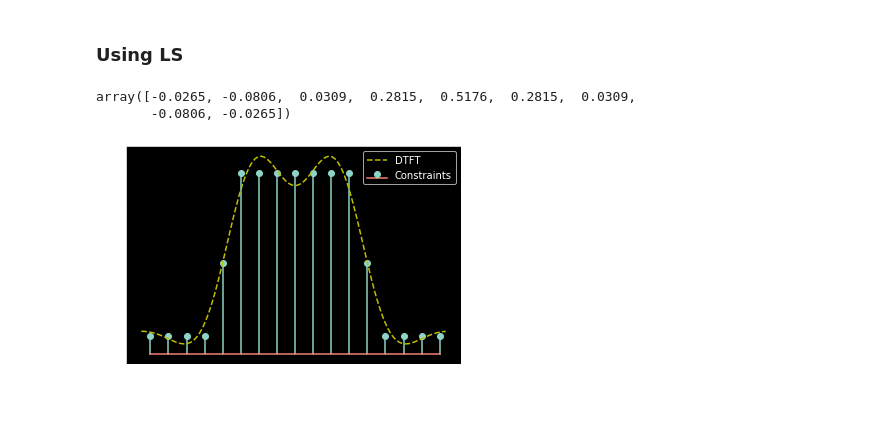
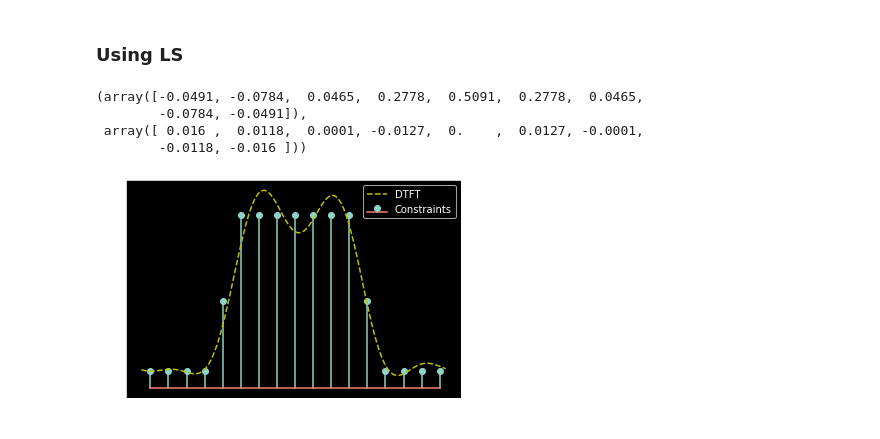
Before and after one commit to mohantyk/dsp_in_comm, a Jupyter notebook: chap3.ipynb, the cells around one changed output. Saved outputs shown, nothing was run; the diff lists cells and outputs as text; code cells hidden in the pictures.

Commit message:
Add weights to LS filter design

```diff
--- a/chap3.ipynb
+++ b/chap3.ipynb
@@ -86,7 +86,7 @@ def DTFT(test_seq, times, freq_resolution=0.001):
     dtft = np.zeros_like(freqs, np.complex)
     for idx, freq in enumerate(freqs):
         analysis_tone = np.exp(2j*pi*freq*n)
-        dtft[idx] = np.correlate(test_seq, analysis_tone).squeeze()/N
+        dtft[idx] = np.correlate(test_seq, analysis_tone).squeeze()
 
     return dtft, freqs
 # %%
@@ -132,6 +132,7 @@ plt.legend();
 ### Using LS
 # %%
 weights = np.ones_like(freqs)
+weights[:4] = 100
 W = np.diag(weights)
 
 N = 9
@@ -144,15 +145,17 @@ mn = n * m[:, np.newaxis]
 F = np.exp(-2j*pi*mn/M)
 h = np.linalg.inv(F.T@W@F)@F.T@W@mag_response
 
-h.real
+h.real, h.imag
 # %% [output]
-array([-0.0265, -0.0806,  0.0309,  0.2815,  0.5176,  0.2815,  0.0309,
-       -0.0806, -0.0265])
+(array([-0.0491, -0.0784,  0.0465,  0.2778,  0.5091,  0.2778,  0.0465,
+        -0.0784, -0.0491]),
+ array([ 0.016 ,  0.0118,  0.0001, -0.0127,  0.    ,  0.0127, -0.0001,
+        -0.0118, -0.016 ]))
 # %%
 dtft, freq_continuous = DTFT(h, n, 0.01)
 # %%
 plt.stem(freqs, mag_response, label='Constraints')
-plt.plot(freq_continuous, N*np.abs(dtft), '--y', label='DTFT')
+plt.plot(freq_continuous, np.abs(dtft), '--y', label='DTFT')
 plt.legend();
 # %% [output]
-[figure, old version]
+[figure, new version]
```
Also changed, not shown: parts of 1 cell of this notebook.
